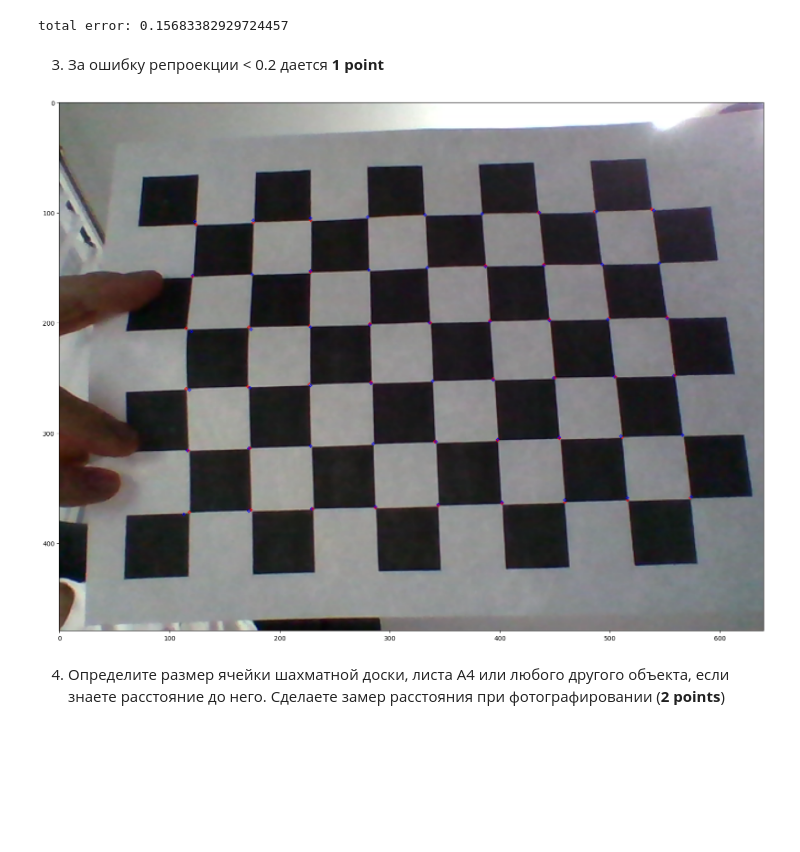
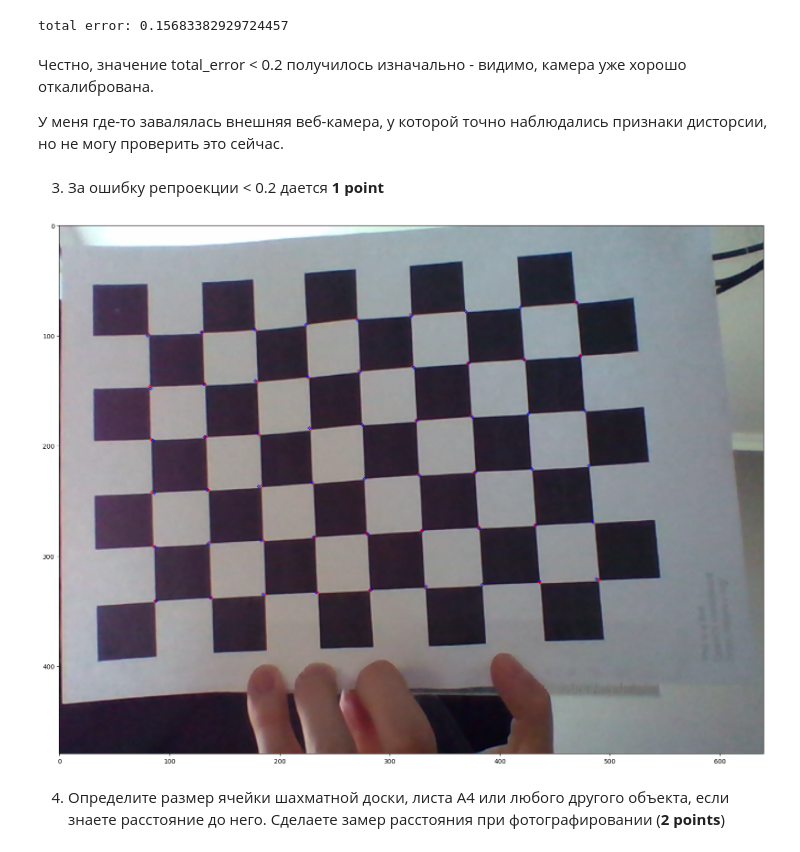
Before and after one commit to InteRoGard/wheeled_robots_intro, a Jupyter notebook: hw_4/camera_calibration.ipynb, the cells around one changed output. Drawn from its saved outputs; the diff is of its cells as text; code cells hidden in the pictures; blank space fills up the shorter version.

```diff
--- a/hw_4/camera_calibration.ipynb
+++ b/hw_4/camera_calibration.ipynb
@@ -173,28 +211,32 @@ total_error = mean_error / len(objpoints)
 print( "total error: {}".format(total_error))
 # %% [output]
 total error: 0.15683382929724457
+# %% [markdown]
+Честно, значение total_error < 0.2 получилось изначально - видимо, камера уже хорошо откалибрована.
+
+У меня где-то завалялась внешняя веб-камера, у которой точно наблюдались признаки дисторсии, но не могу проверить это сейчас.
 # %% [markdown]
 3) За ошибку репроекции < 0.2 дается **1 point**
 # %%
 assert total_error < 0.2
 # %%
-img_index = 3
+img_index = 0
 
 img = cv.imread(images[img_index])
 
 imgpoints2, _ = cv.projectPoints(objpoints[img_index], rvecs[img_index], tvecs[img_index], mtx, dist)
 cur_imgpoints = np.array(imgpoints[img_index])
 
 for i in range(imgpoints2.shape[0]):
     img = cv.circle(img, cur_imgpoints[i, 0].astype('int'), 1, (0, 0, 255), 1)
     img = cv.circle(img, imgpoints2[i, 0].astype('int'), 1, (255, 0, 0), 1)
 
 img = cv.cvtColor(img, cv.COLOR_BGR2RGB)
 plt.figure(figsize=(20, 40))
 plt.imshow(img)
 plt.show()
 # %% [output]
-[figure, old version]
+[figure, new version]
 # %% [markdown]
 4) Определите размер ячейки шахматной доски, листа А4 или любого другого объекта, если знаете расстояние до него. Сделаете замер расстояния при фотографировании (**2 points**)
 # %%
```
Also changed, not shown: parts of 4 cells of this notebook.
